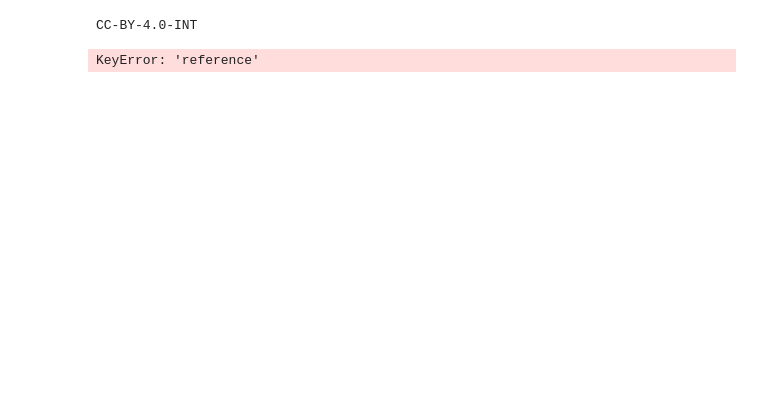
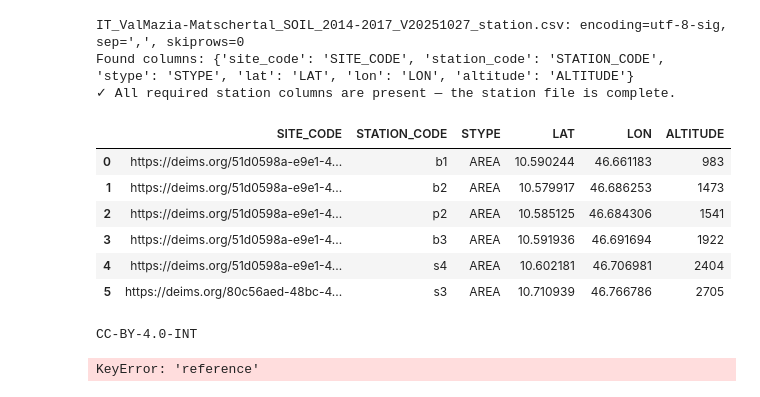
Before and after one commit to HB12hannah/elter-data-curator-tools, a Jupyter notebook: dataset-analytsis.ipynb, the cells around one changed output. Cells and saved outputs as stored; diff of their text form; code cells hidden in the pictures; blank space fills up the shorter version.

```diff
--- a/dataset-analytsis.ipynb
+++ b/dataset-analytsis.ipynb
@@ -106 +242,45 @@ display(df_station.head())
+# %%
+# show station file and check if it is complete
+
+df_station = smart_read_csv(filepaths["station"])
+df_station
+
+required_station_cols = {
+    "site_code": None,
+    "station_code": None,
+    "stype": None,
+    "lat": None,
+    "lon": None,
+    "altitude": None,
+}
+
+for col in df_station.columns:
+    col_lower = col.strip().lower()
+    if col_lower in required_station_cols:
+        required_station_cols[col_lower] = col  # keep the actual, originally written column name
+
+print("Found columns:", required_station_cols)
+
+found_cols = [v for v in required_station_cols.values() if v is not None]
+missing = [k for k, v in required_station_cols.items() if v is None]
+
+if not missing:
+    print("✓ All required station columns are present — the station file is complete.")
+    display(df_station[found_cols].head(20))
+elif found_cols:
+    print(f"⚠ Incomplete: missing column(s) {missing} — station file is NOT complete.")
+    display(df_station[found_cols].head(20))
+else:
+    print("✗ None of the required station columns found — station file is incomplete.")
+# %% [output]
+IT_ValMazia-Matschertal_SOIL_2014-2017_V20251027_station.csv: encoding=utf-8-sig, sep=',', skiprows=0
+Found columns: {'site_code': 'SITE_CODE', 'station_code': 'STATION_CODE', 'stype': 'STYPE', 'lat': 'LAT', 'lon': 'LON', 'altitude': 'ALTITUDE'}
+✓ All required station columns are present — the station file is complete.
+|  | SITE_CODE | STATION_CODE | STYPE | LAT | LON | ALTITUDE |
+| 0 | https://deims.org/51d0598a-e9e1-4... | b1 | AREA | 10.590244 | 46.661183 | 983 |
+| 1 | https://deims.org/51d0598a-e9e1-4... | b2 | AREA | 10.579917 | 46.686253 | 1473 |
+| 2 | https://deims.org/51d0598a-e9e1-4... | p2 | AREA | 10.585125 | 46.684306 | 1541 |
+| 3 | https://deims.org/51d0598a-e9e1-4... | b3 | AREA | 10.591936 | 46.691694 | 1922 |
+| 4 | https://deims.org/51d0598a-e9e1-4... | s4 | AREA | 10.602181 | 46.706981 | 2404 |
+| 5 | https://deims.org/80c56aed-48bc-4... | s3 | AREA | 10.710939 | 46.766786 | 2705 |
 # %%
```
Also changed, not shown: parts of 14 cells of this notebook, 2 other files.
